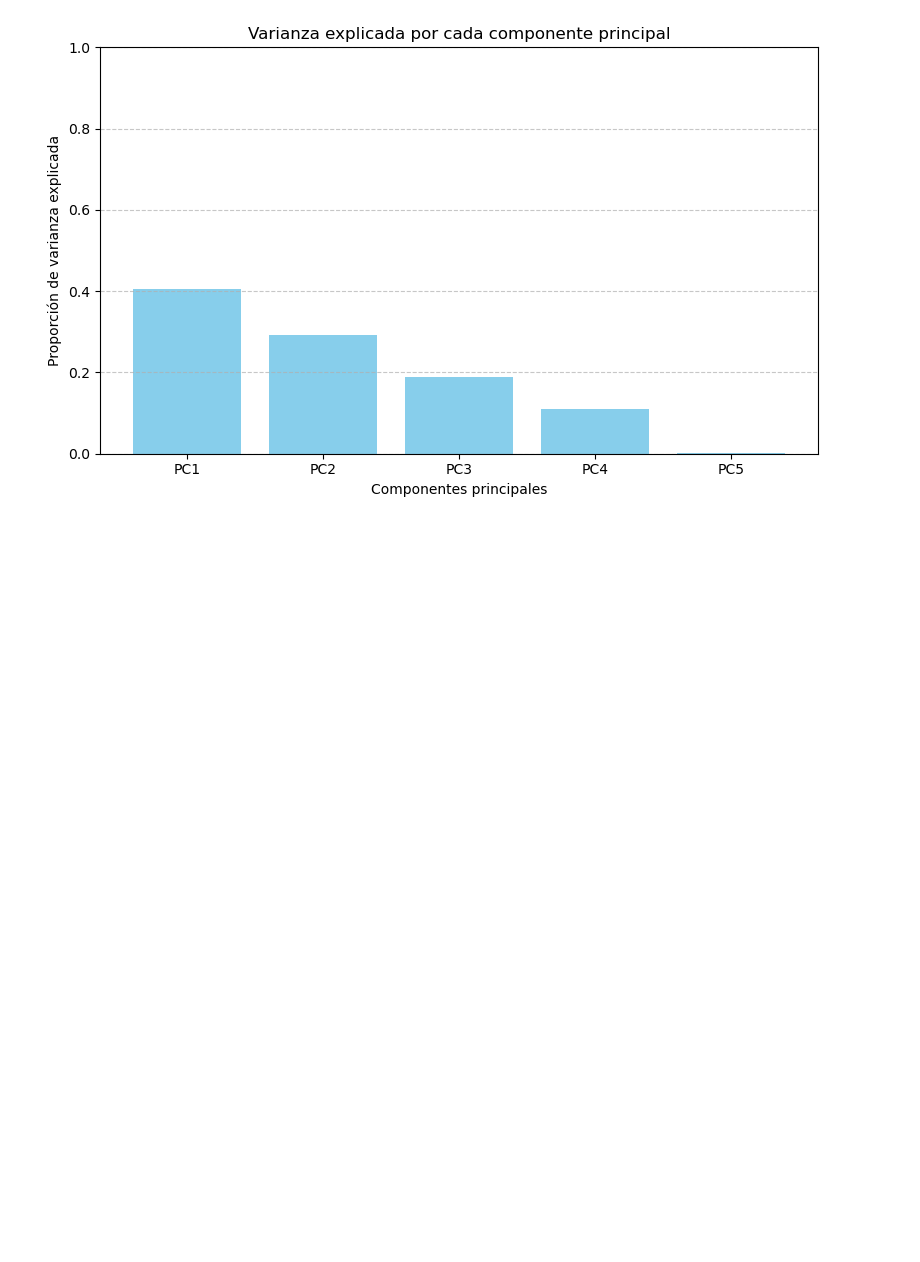
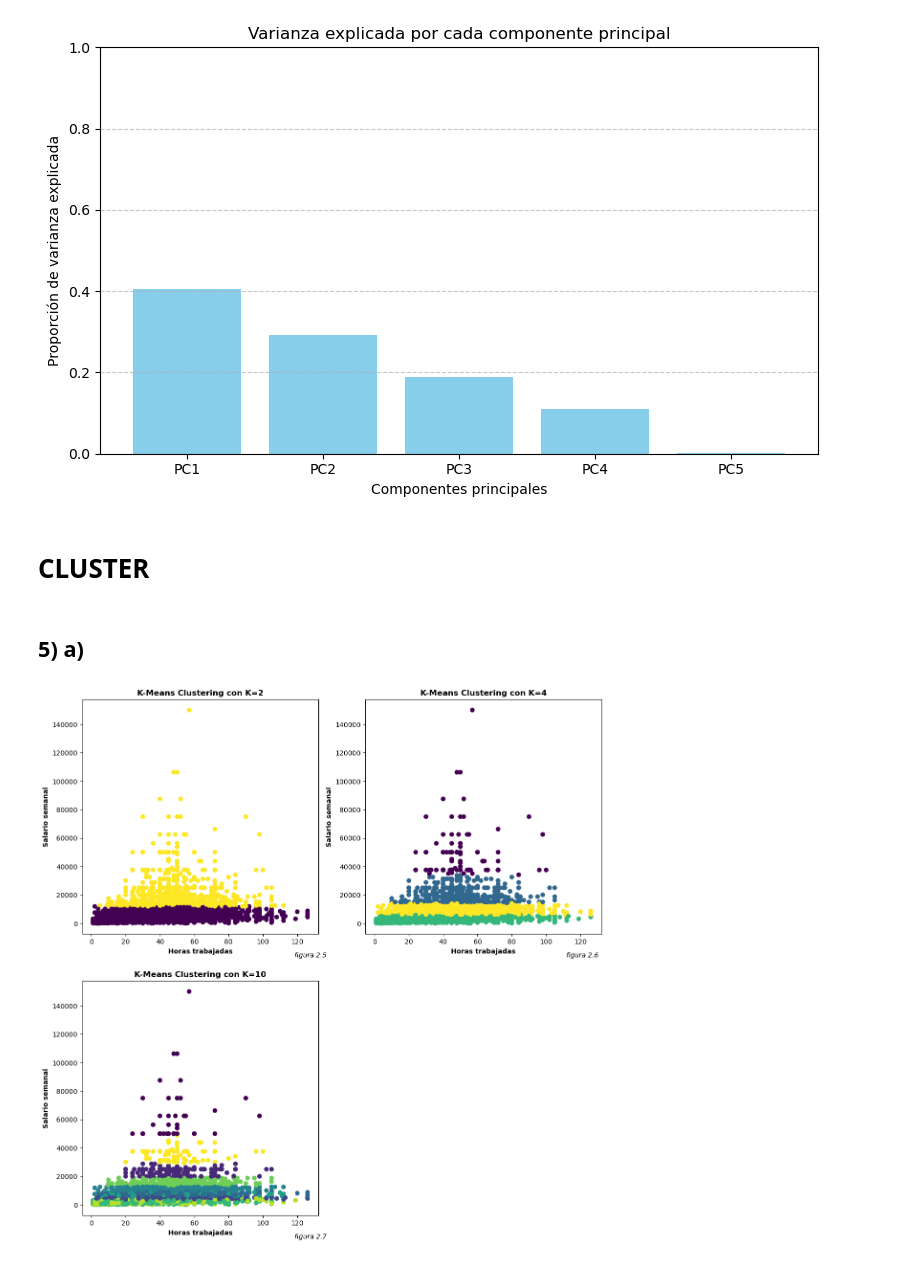
Before and after one commit to PabloPopov/BigDataUBA-Grupo5, a Jupyter notebook: TPs/TP 3/Big_Data_TP3_Grupo5.ipynb, the cells around one changed output. Cells and saved outputs as stored; diff of their text form; code cells hidden in the pictures; blank space fills up the shorter version.

```diff
--- a/TPs/TP 3/Big_Data_TP3_Grupo5.ipynb
+++ b/TPs/TP 3/Big_Data_TP3_Grupo5.ipynb
@@ -582,9 +572,6 @@ EPH_T1=pd.read_excel("C:/Users/tadeo/Downloads/BASE_FINAL.xlsx")
 # %%
 EPH_T1=T1_ARG.copy()
 # %%
-#CREA UNA COLUMNA NUEVA QUE REPITE EL INDICE, LA ELIMINO
-EPH_T1 = EPH_T1.iloc[:, 1:]
-
 #VISUALIZACION DE LA BASE
 EPH_T1
 # %% [output]
@@ -1139,3 +1103,47 @@ plt.savefig('PCA_4.jpg', bbox_inches='tight', dpi=300)
 plt.show()
 # %% [output]
 [figure]
+# %% [markdown]
+# CLUSTER
+# %% [markdown]
+## 5) a)
+# %%
+from sklearn.cluster import KMeans, AgglomerativeClustering
+
+#ELIJO INCLUIR LA VARIABLE ESTADO PARA FACILITAR LA RESOLUCION DEL PUNTO 6
+NUESTRAS_VARIABLES = ["SALARIO_SEMANAL","HORASTRAB","EDAD2","EDUC","CH06","ESTADO"]
+CLUSTER = EPH_PAMPA_T1[NUESTRAS_VARIABLES]
+CLUSTER = CLUSTER.dropna()
+
+#HAGO LOS CLUSTERS
+K_2 = KMeans(n_clusters=2, random_state=5, init="random", n_init=20).fit(CLUSTER)
+K_4 = KMeans(n_clusters=4, random_state=5, init="random", n_init=20).fit(CLUSTER)
+K_10 = KMeans(n_clusters=10, random_state=5, init="random", n_init=20).fit(CLUSTER)
+
+#HAGO EL GRÁFICO
+fig, ax = plt.subplots(2, 2, figsize=(14,14))
+
+ax[0,0].scatter(CLUSTER["HORASTRAB"], CLUSTER["SALARIO_SEMANAL"], c=K_2.labels_)
+ax[0,0].set_title("K-Means Clustering con K=2", fontweight="bold")
+ax[0,0].set_xlabel("Horas trabajadas", fontweight="bold")
+ax[0,0].set_ylabel("Salario semanal", fontweight="bold")
+ax[0,0].text(-0.3, 1.1, "figura 2.5", transform=plt.gca().transAxes, fontstyle="italic")
+
+ax[0,1].scatter(CLUSTER["HORASTRAB"], CLUSTER["SALARIO_SEMANAL"], c=K_4.labels_)
+ax[0,1].set_title("K-Means Clustering con K=4", fontweight="bold")
+ax[0,1].set_xlabel("Horas trabajadas", fontweight="bold")
+ax[0,1].set_ylabel("Salario semanal", fontweight="bold")
+ax[0,1].text(-0.3, -0.1, "figura 2.7", transform=plt.gca().transAxes, fontstyle="italic")
+
+ax[1,0].scatter(CLUSTER["HORASTRAB"], CLUSTER["SALARIO_SEMANAL"], c=K_10.labels_)
+ax[1,0].set_title("K-Means Clustering con K=10", fontweight="bold")
+ax[1,0].set_xlabel("Horas trabajadas", fontweight="bold")
+ax[1,0].set_ylabel("Salario semanal", fontweight="bold")
+ax[1,0].text(0.85, 1.1, "figura 2.6", transform=plt.gca().transAxes, fontstyle="italic")
+
+ax[1,1].axis("off")
+
+plt.savefig("Figuras punto 2.png", bbox_inches='tight', dpi=300)   #GUARDO EL PNG
+plt.show()
+# %% [output]
+[figure, added]
```
Also changed, not shown: parts of 9 cells of this notebook.
